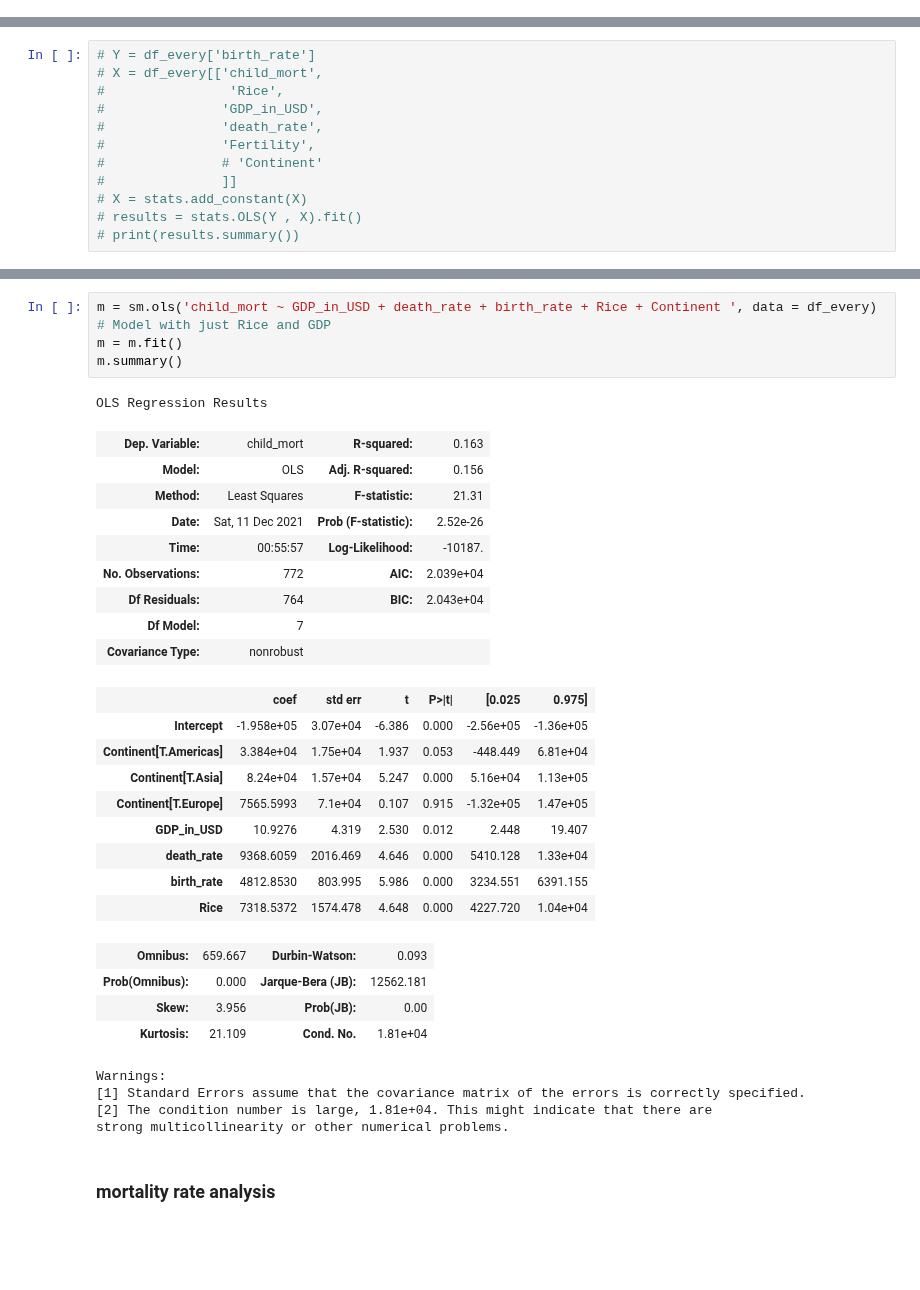
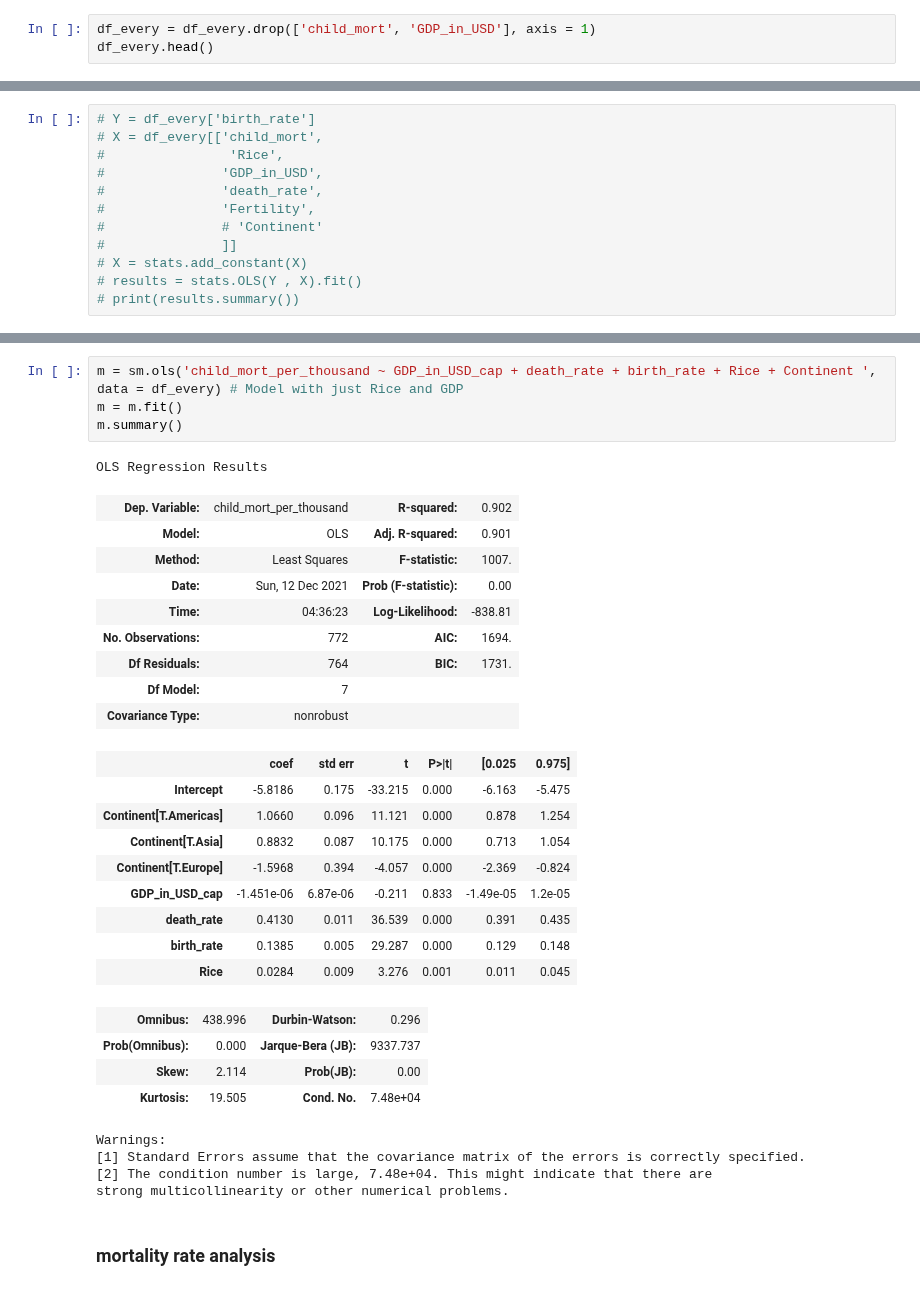
Before and after one commit to MaxSMCON/Group_2, a Jupyter notebook: Group_2_Stats.ipynb, the cells around one changed output, grey strips where cells are left out. Drawn from its saved outputs; the diff is of its cells as text; blank space fills up the shorter version.

```diff
--- a/Group_2_Stats.ipynb
+++ b/Group_2_Stats.ipynb
@@ -1128,3 +1121,6 @@ df_every.head()
 | 2 | 2 | Afghanistan | 2009 | 0.361595 | AFG | 105248.0 | 8.584 | 40.903 | 28394806.0 | ... |
 | 3 | 3 | Afghanistan | 2010 | 0.330410 | AFG | 101508.0 | 8.250 | 39.829 | 29185511.0 | ... |
 | 4 | 4 | Afghanistan | 2011 | 0.342172 | AFG | 97652.0 | 7.936 | 38.750 | 30117411.0 | ... |
+# %%
+df_every = df_every.drop(['child_mort', 'GDP_in_USD'], axis = 1)
+df_every.head()
@@ -1484,34 +1558,34 @@ population                 0
 # %%
-m = sm.ols('child_mort ~ GDP_in_USD + death_rate + birth_rate + Rice + Continent ', data = df_every) # Model with just Rice and GDP
+m = sm.ols('child_mort_per_thousand ~ GDP_in_USD_cap + death_rate + birth_rate + Rice + Continent ', data = df_every) # Model with just Rice and GDP
 m = m.fit()
 m.summary()
 # %% [output]
 OLS Regression Results
-| Dep. Variable: | child_mort | R-squared: | 0.163 |
-| Model: | OLS | Adj. R-squared: | 0.156 |
-| Method: | Least Squares | F-statistic: | 21.31 |
-| Date: | Sat, 11 Dec 2021 | Prob (F-statistic): | 2.52e-26 |
-| Time: | 00:55:57 | Log-Likelihood: | -10187. |
-| No. Observations: | 772 | AIC: | 2.039e+04 |
-| Df Residuals: | 764 | BIC: | 2.043e+04 |
+| Dep. Variable: | child_mort_per_thousand | R-squared: | 0.902 |
+| Model: | OLS | Adj. R-squared: | 0.901 |
+| Method: | Least Squares | F-statistic: | 1007. |
+| Date: | Sun, 12 Dec 2021 | Prob (F-statistic): | 0.00 |
+| Time: | 04:36:23 | Log-Likelihood: | -838.81 |
+| No. Observations: | 772 | AIC: | 1694. |
+| Df Residuals: | 764 | BIC: | 1731. |
 | Df Model: | 7 |  |  |
 | Covariance Type: | nonrobust |  |  |
 |  | coef | std err | t | P>|t| | [0.025 | 0.975] |
-| Intercept | -1.958e+05 | 3.07e+04 | -6.386 | 0.000 | -2.56e+05 | -1.36e+05 |
-| Continent[T.Americas] | 3.384e+04 | 1.75e+04 | 1.937 | 0.053 | -448.449 | 6.81e+04 |
-| Continent[T.Asia] | 8.24e+04 | 1.57e+04 | 5.247 | 0.000 | 5.16e+04 | 1.13e+05 |
-| Continent[T.Europe] | 7565.5993 | 7.1e+04 | 0.107 | 0.915 | -1.32e+05 | 1.47e+05 |
-| GDP_in_USD | 10.9276 | 4.319 | 2.530 | 0.012 | 2.448 | 19.407 |
-| death_rate | 9368.6059 | 2016.469 | 4.646 | 0.000 | 5410.128 | 1.33e+04 |
-| birth_rate | 4812.8530 | 803.995 | 5.986 | 0.000 | 3234.551 | 6391.155 |
-| Rice | 7318.5372 | 1574.478 | 4.648 | 0.000 | 4227.720 | 1.04e+04 |
+| Intercept | -5.8186 | 0.175 | -33.215 | 0.000 | -6.163 | -5.475 |
+| Continent[T.Americas] | 1.0660 | 0.096 | 11.121 | 0.000 | 0.878 | 1.254 |
+| Continent[T.Asia] | 0.8832 | 0.087 | 10.175 | 0.000 | 0.713 | 1.054 |
+| Continent[T.Europe] | -1.5968 | 0.394 | -4.057 | 0.000 | -2.369 | -0.824 |
+| GDP_in_USD_cap | -1.451e-06 | 6.87e-06 | -0.211 | 0.833 | -1.49e-05 | 1.2e-05 |
+| death_rate | 0.4130 | 0.011 | 36.539 | 0.000 | 0.391 | 0.435 |
+| birth_rate | 0.1385 | 0.005 | 29.287 | 0.000 | 0.129 | 0.148 |
+| Rice | 0.0284 | 0.009 | 3.276 | 0.001 | 0.011 | 0.045 |
-| Omnibus: | 659.667 | Durbin-Watson: | 0.093 |
-| Prob(Omnibus): | 0.000 | Jarque-Bera (JB): | 12562.181 |
-| Skew: | 3.956 | Prob(JB): | 0.00 |
-| Kurtosis: | 21.109 | Cond. No. | 1.81e+04 |
+| Omnibus: | 438.996 | Durbin-Watson: | 0.296 |
+| Prob(Omnibus): | 0.000 | Jarque-Bera (JB): | 9337.737 |
+| Skew: | 2.114 | Prob(JB): | 0.00 |
+| Kurtosis: | 19.505 | Cond. No. | 7.48e+04 |
 Warnings:
 [1] Standard Errors assume that the covariance matrix of the errors is correctly specified.
-[2] The condition number is large, 1.81e+04. This might indicate that there are
+[2] The condition number is large, 7.48e+04. This might indicate that there are
 strong multicollinearity or other numerical problems.
 # %% [markdown]
 ### mortality rate analysis
```
Also changed, not shown: parts of 41 cells of this notebook.
